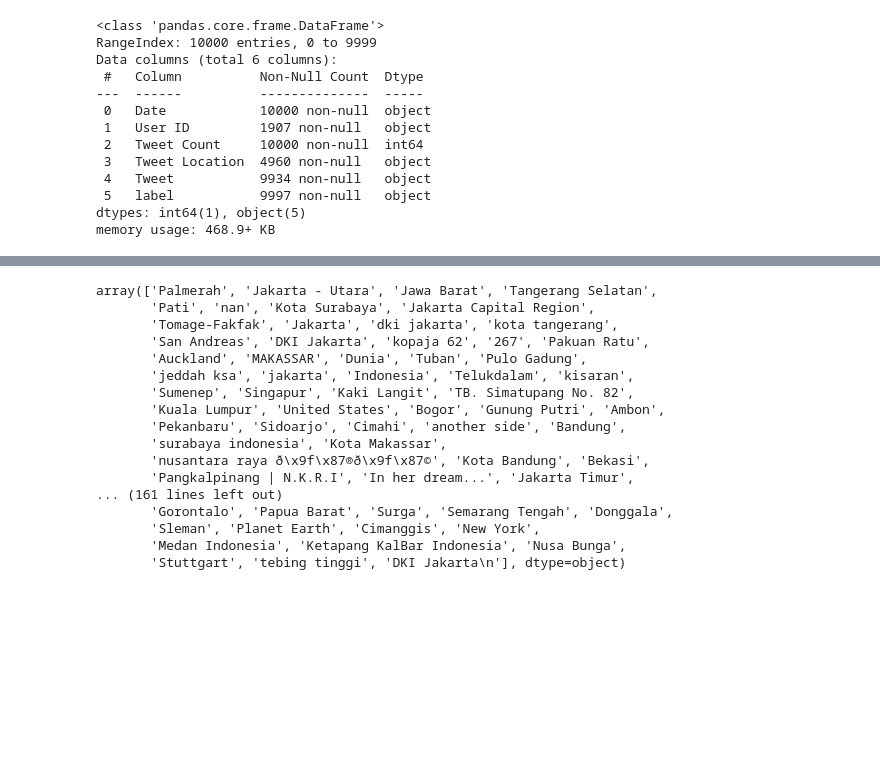
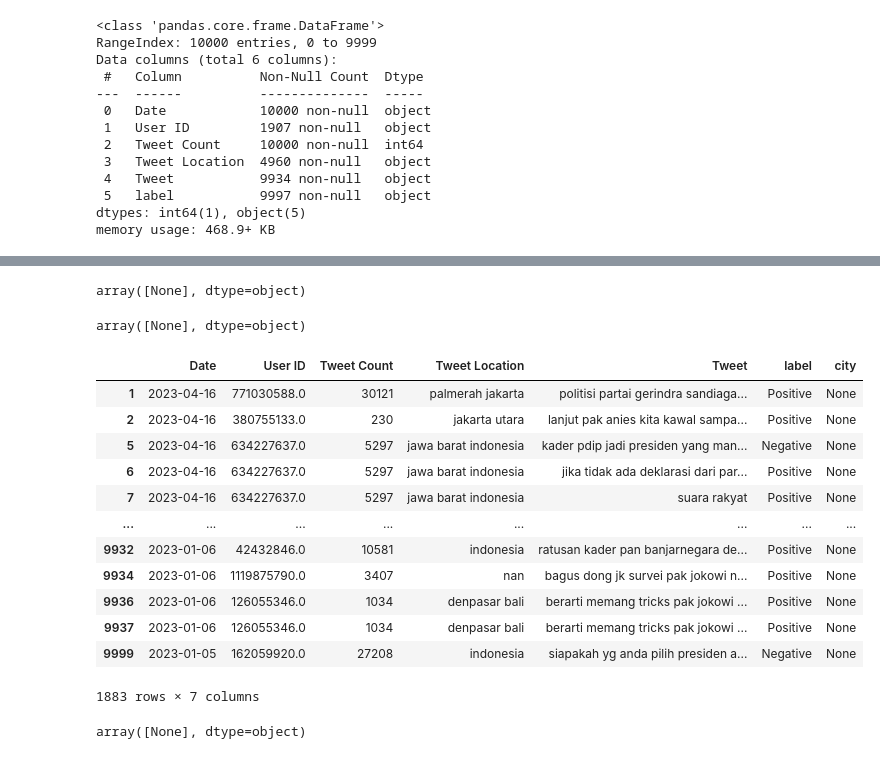
Before and after one commit to ghazafm/twitter-sentiment-analysis, a Jupyter notebook: preprocessing/EDA/forEDA.ipynb, the cells around one changed output, grey strips where cells are left out. Drawn from its saved outputs; the diff is of its cells as text; code cells hidden in the pictures; blank space fills up the shorter version.

```diff
--- a/preprocessing/EDA/forEDA.ipynb
+++ b/preprocessing/EDA/forEDA.ipynb
@@ -64,3 +65,12 @@ memory usage: 468.9+ KB
 df_anis.dropna(subset=['User ID','Tweet','label'],inplace=True)
 df_prabowo.dropna(subset=['User ID','Tweet','label'],inplace=True)
 df_ganjar.dropna(subset=['User ID','Tweet','label'],inplace=True)
+# %%
+def clean_location(content):
+    location = re.sub('[^a-zA-Z]',' ',str(content))
+    location = location.lower()
+    return location
+# %%
+df_anis['Tweet Location'] = df_anis['Tweet Location'].apply(clean_location)
+df_prabowo['Tweet Location'] = df_prabowo['Tweet Location'].apply(clean_location)
+df_ganjar['Tweet Location'] = df_anis['Tweet Location'].apply(clean_location)
@@ -85,11 +99,23 @@ df_kota
+# %%
+def clean_kota(content):
+    content = content.lower()
+    content = content.split()
+    content = [word for word in content if not word in ['kota','kabupaten']]
+    content = ' '.join(content)
+    return content
+
+df_kota['City'] = df_kota['City'].apply(clean_kota)
+df_kota.drop(['a','b'],axis=1,inplace=True)
 # %%
 def get_city(location):
-    temp = str(location)
-    temp = temp.split(',')
-    if temp == 'nan':
-        return 'None'
+    location = str(location).split(',')
+    location[0].strip()
+    print(location[0])
+    for kota in df_kota:
+        if kota in location[0]:
+            return kota
 
-    return temp[0]
+    return None
 
 # Apply the get_city function to the 'location' column
 df_anis['city'] = df_anis['Tweet Location'].apply(get_city)
@@ -98,3 +142,27 @@ df_ganjar['city'] = df_ganjar['Tweet Location'].apply(get_city)
+# %%
+df_anis.city.unique()
+# %% [output]
+array([None], dtype=object)
+# %%
+df_prabowo.city.unique()
+# %% [output]
+array([None], dtype=object)
+# %%
+df_anis
+# %% [output]
+|  | Date | User ID | Tweet Count | Tweet Location | Tweet | label | city |
+| 1 | 2023-04-16 | 771030588.0 | 30121 | palmerah jakarta | politisi partai gerindra sandiaga... | Positive | None |
+| 2 | 2023-04-16 | 380755133.0 | 230 | jakarta utara | lanjut pak anies kita kawal sampa... | Positive | None |
+| 5 | 2023-04-16 | 634227637.0 | 5297 | jawa barat indonesia | kader pdip jadi presiden yang man... | Negative | None |
+| 6 | 2023-04-16 | 634227637.0 | 5297 | jawa barat indonesia | jika tidak ada deklarasi dari par... | Positive | None |
+| 7 | 2023-04-16 | 634227637.0 | 5297 | jawa barat indonesia | suara rakyat | Positive | None |
+| ... | ... | ... | ... | ... | ... | ... | ... |
+| 9932 | 2023-01-06 | 42432846.0 | 10581 | indonesia | ratusan kader pan banjarnegara de... | Positive | None |
+| 9934 | 2023-01-06 | 1119875790.0 | 3407 | nan | bagus dong jk survei pak jokowi n... | Positive | None |
+| 9936 | 2023-01-06 | 126055346.0 | 1034 | denpasar bali | berarti memang tricks pak jokowi ... | Positive | None |
+| 9937 | 2023-01-06 | 126055346.0 | 1034 | denpasar bali | berarti memang tricks pak jokowi ... | Positive | None |
+| 9999 | 2023-01-05 | 162059920.0 | 27208 | indonesia | siapakah yg anda pilih presiden a... | Negative | None |
+1883 rows × 7 columns
 # %%
 dir = os.getcwd()
 
@@ -107,20 +175,4 @@ gabungan.to_csv(f'{dir}/datasets/gabungan.csv')
 # %%
 gabungan['city'].unique()
 # %% [output]
-array(['Palmerah', 'Jakarta - Utara', 'Jawa Barat', 'Tangerang Selatan',
-       'Pati', 'nan', 'Kota Surabaya', 'Jakarta Capital Region',
-       'Tomage-Fakfak', 'Jakarta', 'dki jakarta', 'kota tangerang',
-       'San Andreas', 'DKI Jakarta', 'kopaja 62', '267', 'Pakuan Ratu',
-       'Auckland', 'MAKASSAR', 'Dunia', 'Tuban', 'Pulo Gadung',
-       'jeddah ksa', 'jakarta', 'Indonesia', 'Telukdalam', 'kisaran',
-       'Sumenep', 'Singapur', 'Kaki Langit', 'TB. Simatupang No. 82',
-       'Kuala Lumpur', 'United States', 'Bogor', 'Gunung Putri', 'Ambon',
-       'Pekanbaru', 'Sidoarjo', 'Cimahi', 'another side', 'Bandung',
-       'surabaya indonesia', 'Kota Makassar',
-       'nusantara raya ð\x9f\x87®ð\x9f\x87©', 'Kota Bandung', 'Bekasi',
-       'Pangkalpinang | N.K.R.I', 'In her dream...', 'Jakarta Timur',
-... (161 lines left out)
-       'Gorontalo', 'Papua Barat', 'Surga', 'Semarang Tengah', 'Donggala',
-       'Sleman', 'Planet Earth', 'Cimanggis', 'New York',
-       'Medan Indonesia', 'Ketapang KalBar Indonesia', 'Nusa Bunga',
-       'Stuttgart', 'tebing tinggi', 'DKI Jakarta\n'], dtype=object)
+array([None], dtype=object)
```
Also changed, not shown: parts of 4 cells of this notebook, 4 other files.
